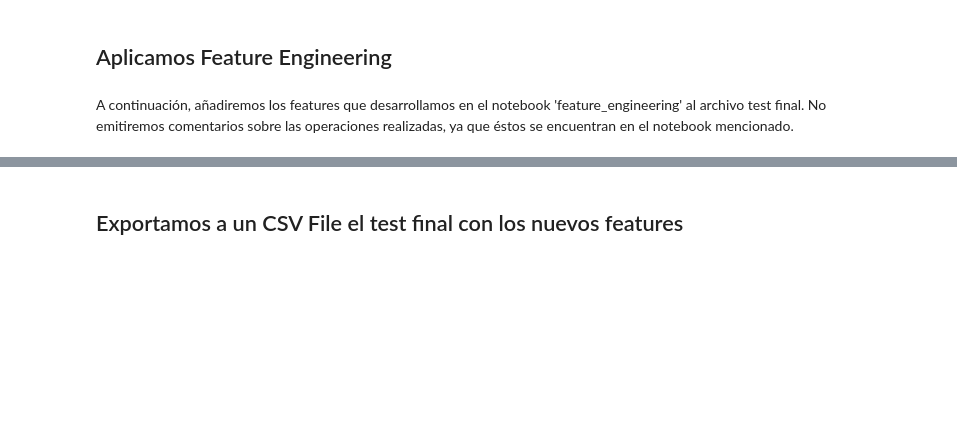
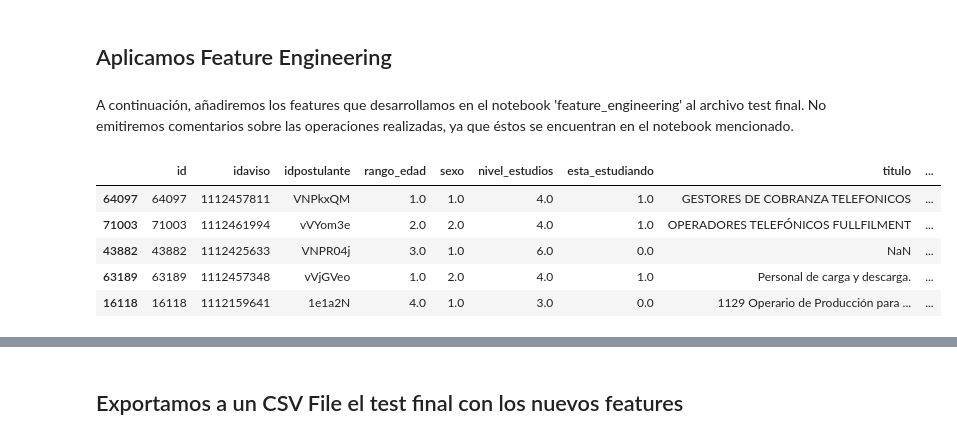
Before and after one commit to franhermani/TP2-7506, a Jupyter notebook: test_final_make.ipynb, the cells around one changed output, grey strips where cells are left out. Drawn from its saved outputs; the diff is of its cells as text; code cells hidden in the pictures; blank space fills up the shorter version.

Commit message:
Test final actualizado
Se cargan los últimos features al test final.

```diff
--- a/test_final_make.ipynb
+++ b/test_final_make.ipynb
@@ -388,0 +343,27 @@ test_final.loc[(~relacion), 'edad_vs_zona'] = 0
+# %%
+n_estudios = 7
+for index, row in estudios_vs_laboral_t.iterrows():
+    for i in range(1,n_estudios+1):
+        peso = row[i]
+        nivel_estudios = i
+        nivel_laboral = index+1
+        relacion = (test_final['nivel_estudios'] == nivel_estudios) & (test_final['nivel_laboral'] == nivel_laboral)
+        test_final.loc[(relacion), 'estudios_vs_laboral'] = peso
+# %%
+n_trabajos = 10
+for index, row in estudiando_vs_tipo_trabajo_t.iterrows():
+    for i in range(1,n_trabajos+1):
+        peso = row[i]
+        tipo_trabajo = i
+        esta_estudiando = index
+        relacion = (test_final['tipo_de_trabajo'] == tipo_trabajo) & (test_final['esta_estudiando'] == esta_estudiando)
+        test_final.loc[(relacion), 'estudia_vs_tipo_trabajo'] = peso
+# %%
+n_trabajos = 10
+for index, row in edad_vs_tipo_trabajo_t.iterrows():
+    for i in range(1,n_trabajos+1):
+        peso = row[i]
+        tipo_trabajo = i
+        rango_edad = index+1
+        relacion = (test_final['tipo_de_trabajo'] == tipo_trabajo) & (test_final['rango_edad'] == rango_edad)
+        test_final.loc[(relacion), 'edad_vs_tipo_trabajo'] = peso
@@ -388,0 +379,14 @@ test_final.loc[(~relacion), 'edad_vs_zona'] = 0
+# %%
+test_final.loc[(test_final['estudios_vs_laboral'].isnull()), 'estudios_vs_laboral'] = 0
+test_final.loc[(test_final['estudia_vs_tipo_trabajo'].isnull()), 'estudia_vs_tipo_trabajo'] = 0
+test_final.loc[(test_final['edad_vs_tipo_trabajo'].isnull()), 'edad_vs_tipo_trabajo'] = 0
+#test_final.loc[(test_final['edad_vs_zona'].isnull()), 'edad_vs_zona'] = 0
+# %%
+test_final.sample(5)
+# %% [output]
+|  | id | idaviso | idpostulante | rango_edad | sexo | nivel_estudios | esta_estudiando | titulo | ... |
+| 64097 | 64097 | 1112457811 | VNPkxQM | 1.0 | 1.0 | 4.0 | 1.0 | GESTORES DE COBRANZA TELEFONICOS | ... |
+| 71003 | 71003 | 1112461994 | vVYom3e | 2.0 | 2.0 | 4.0 | 1.0 | OPERADORES TELEFÓNICOS FULLFILMENT | ... |
+| 43882 | 43882 | 1112425633 | VNPR04j | 3.0 | 1.0 | 6.0 | 0.0 | NaN | ... |
+| 63189 | 63189 | 1112457348 | vVjGVeo | 1.0 | 2.0 | 4.0 | 1.0 | Personal de carga y descarga. | ... |
+| 16118 | 16118 | 1112159641 | 1e1a2N | 4.0 | 1.0 | 3.0 | 0.0 | 1129 Operario de Producción para ... | ... |
```
Also changed, not shown: parts of 25 cells of this notebook.
